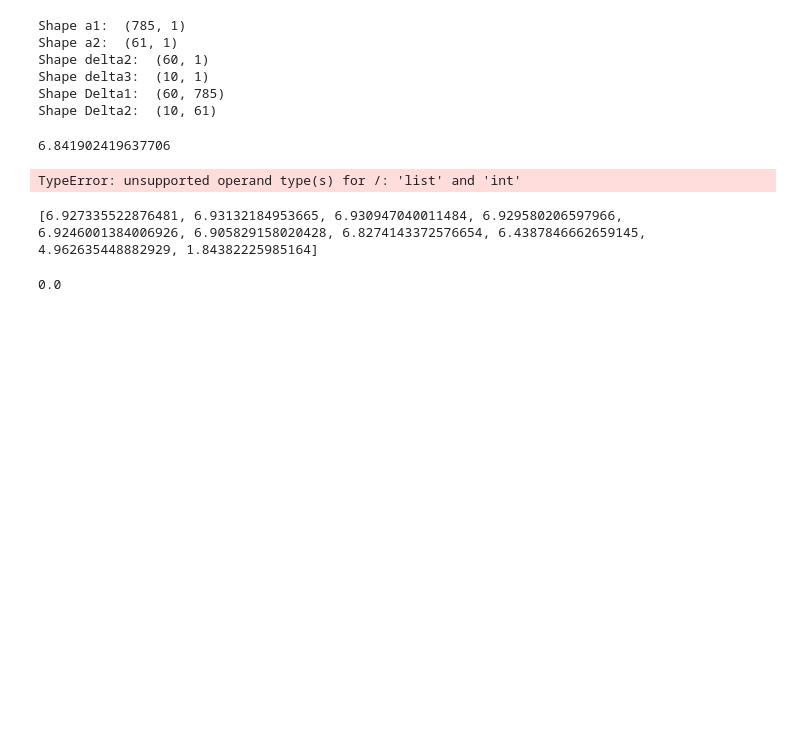
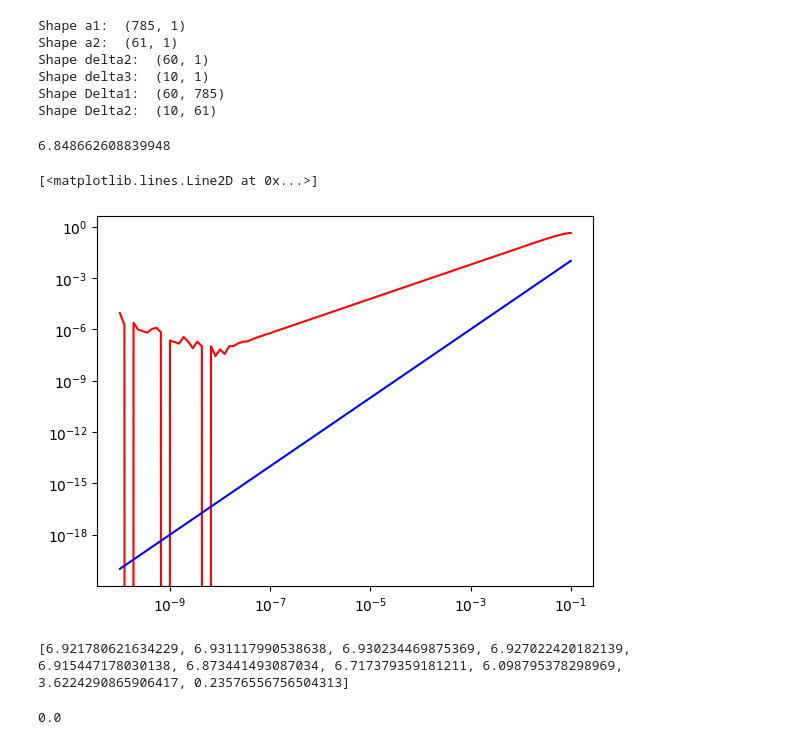
Before and after one commit to lisajulia/machine-learning, a Jupyter notebook: machine-learning-ex4/ex4_ownNN.ipynb, the cells around one changed output. Drawn from its saved outputs; the diff is of its cells as text; code cells hidden in the pictures; blank space fills up the shorter version.

```diff
--- a/machine-learning-ex4/ex4_ownNN.ipynb
+++ b/machine-learning-ex4/ex4_ownNN.ipynb
@@ -170,11 +170,12 @@ def J(Y_v,X_v,thetaArray_):
 
         gradJdtheta1 = Delta1/ndata
         gradJdtheta2 = Delta2/ndata
-
+        #gradJdtheta1= np.transpose(gradJdtheta1)
+        #gradJdtheta2= np.transpose(gradJdtheta2)
         dJ0 = np.reshape(np.ndarray.flatten(gradJdtheta1),(len(np.ndarray.flatten(gradJdtheta1)),1))
-        dJ[0] +=dJ0/ndata
+        dJ[0] +=dJ0
         dJ1 = np.reshape(np.ndarray.flatten(gradJdtheta2),(len(np.ndarray.flatten(gradJdtheta2)),1))
-        dJ[1] +=dJ1/ndata
+        dJ[1] +=dJ1
         finalCountdowna= a[-1][1:]
         for k in range(outPutLayerSize):
             h_ = finalCountdowna[k] # (theta_l_ij
@@ -187,7 +188,7 @@ def J(Y_v,X_v,thetaArray_):
 Jval,_ = J(Y,X,thetaArray)
 print(Jval)
 # %% [output]
-6.841902419637706
+6.848662608839948
 # %%
 def error(Y_v,X_v,thetaArray_,dtheta,eps):
     Je, dJe = J(Y_v,X_v,thetaArray_)
@@ -197,25 +198,26 @@ def error(Y_v,X_v,thetaArray_,dtheta,eps):
     Jepeps, _ = J(Y_v,X_v,thetaArray_perturbed)
     grad=0
     for l in range(numberOfLayers-1):
-        grad+=eps*np.dot(np.ndarray.flatten(dtheta[l]),dJe[l])
-    return np.abs(Jepeps-Je-grad)/eps
+        grad+=np.dot(np.ndarray.flatten(dtheta[l]),dJe[l])
+    return np.abs(Jepeps-(Je+eps*grad))/eps
 # %%
-epsvals = np.logspace(-10,0,100)
-dthetaRand = thetaArray/1000
+epsvals = np.logspace(-10,-1,100)
+dthetaRand = thetaArray
 dthetaRand[0] = np.random.random(np.shape(dthetaRand[0]))
 dthetaRand[0]/=np.linalg.norm(dthetaRand[0])
 dthetaRand[1] = np.random.random(np.shape(dthetaRand[1]))
 dthetaRand[1]/=np.linalg.norm(dthetaRand[1])
 
 for i,val in enumerate(epsvals):
     yE[i]= error(Y,X,thetaArray,dthetaRand,val)
 ax= fig.axes
 # ax.set_yscale('log')
 # ax.set_xscale('log')
 plt.loglog(epsvals,yE, 'r')
 plt.loglog(epsvals,epsvals**2, 'b')
 # %% [output]
-TypeError: unsupported operand type(s) for /: 'list' and 'int'
+[<matplotlib.lines.Line2D at 0x...>]
+[figure, added]
 # %%
 epsvals = np.logspace(-5,0,10)
 JvalA = []
@@ -240,7 +242,7 @@ def Jval(theta):
     # theta2Cor= np.reshape(theta,(outPutLayerSize,sizeMiddleLayer+1))
     thetaA = [theta1Cor, np.zeros((outPutLayerSize,sizeMiddleLayer+1))]
     # thetaA = [np.zeros((sizeMiddleLayer,numPixel+1)), theta2Cor]
-    Jv, _ = J(Y,X,thetaA)
+    Jv,_  = J(Y,X,thetaA)
     return Jv
 
 def gradJval(theta):
@@ -254,7 +256,7 @@ theta1Flat = np.ndarray.flatten(theta1)
 theta2Flat = np.ndarray.flatten(theta2)
 scipy.optimize.check_grad(Jval,gradJval,theta1Flat)
 # %% [output]
-[6.927335522876481, 6.93132184953665, 6.930947040011484, 6.929580206597966, 6.9246001384006926, 6.905829158020428, 6.8274143372576654, 6.4387846662659145, 4.962635448882929, 1.84382225985164]
+[6.921780621634229, 6.931117990538638, 6.930234469875369, 6.927022420182139, 6.915447178030138, 6.873441493087034, 6.717379359181211, 6.098795378298969, 3.6224290865906417, 0.23576556756504313]
 0.0
 # %%
 Jval,_ = J(Y,X,thetaArray)
```
Also changed, not shown: parts of 2 cells of this notebook, 9 other files.
